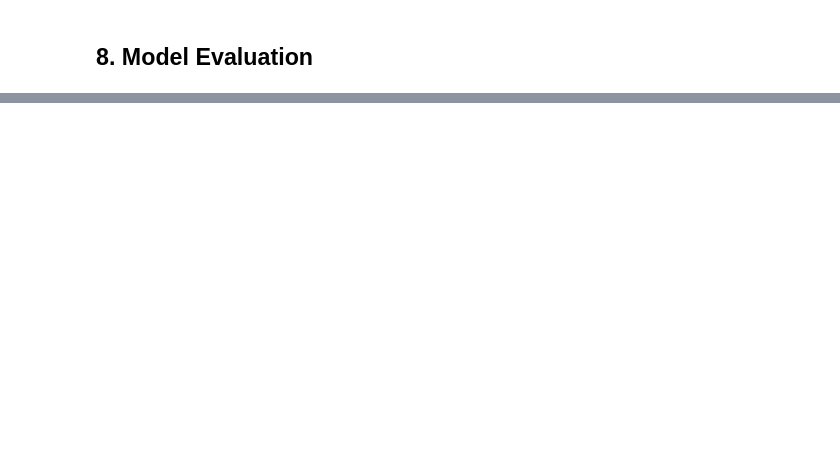
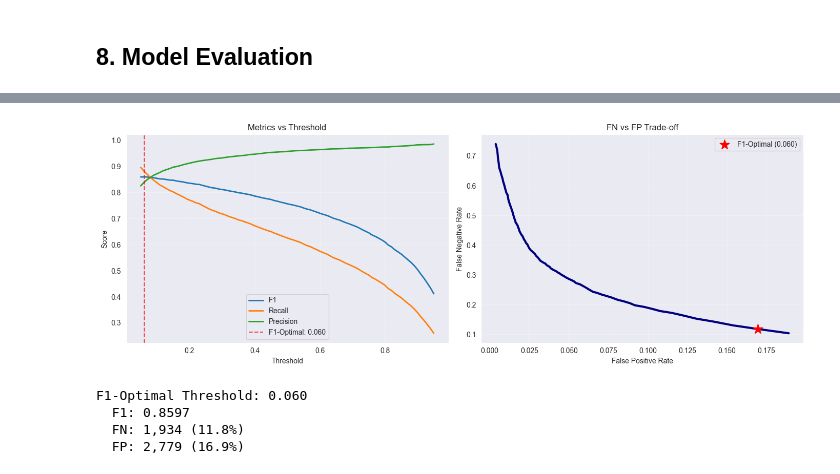
Before and after one commit to RescuedBuffalo/pcam_cancer_detection, a Jupyter notebook: modeling.ipynb, the cells around one changed output, grey strips where cells are left out. Saved outputs shown, nothing was run; the diff lists cells and outputs as text; code cells hidden in the pictures; blank space fills up the shorter version.

```diff
--- a/modeling.ipynb
+++ b/modeling.ipynb
@@ -880,0 +423,77 @@ VLM section - optional implementation
+# %%
+def find_optimal_threshold(y_true, y_pred_proba, plot=True):
+    thresholds = np.linspace(0.05, 0.95, 91)
+    results = []
+
+    for threshold in thresholds:
+        y_pred = (y_pred_proba >= threshold).astype(int)
+        cm = confusion_matrix(y_true, y_pred)
+        tn, fp, fn, tp = cm.ravel()
+
+        precision = tp / (tp + fp) if (tp + fp) > 0 else 0
+        recall = tp / (tp + fn) if (tp + fn) > 0 else 0
+        f1 = 2 * precision * recall / (precision + recall) if (precision + recall) > 0 else 0
+
+        results.append({
+            'threshold': threshold,
+            'f1': f1,
+            'recall': recall,
+            'precision': precision,
+            'fn': fn,
+            'fp': fp,
+            'fn_rate': fn / (tp + fn),
+            'fp_rate': fp / (fp + tn)
+        })
+
+    df = pd.DataFrame(results)
+    f1_optimal = df.loc[df['f1'].idxmax()]
+    recall_90 = df.loc[(df['recall'] - 0.90).abs().idxmin()]
+
+    if plot:
+        fig, axes = plt.subplots(1, 2, figsize=(14, 5))
+
+        ax = axes[0]
+        ax.plot(df['threshold'], df['f1'], label='F1', linewidth=2)
+        ax.plot(df['threshold'], df['recall'], label='Recall', linewidth=2)
+        ax.plot(df['threshold'], df['precision'], label='Precision', linewidth=2)
+        ax.axvline(f1_optimal['threshold'], color='red', linestyle='--', alpha=0.7,
+                   label=f'F1-Optimal: {f1_optimal["threshold"]:.3f}')
+        ax.set_xlabel('Threshold')
+        ax.set_ylabel('Score')
+        ax.set_title('Metrics vs Threshold')
+        ax.legend()
+        ax.grid(True, alpha=0.3)
+
+        ax = axes[1]
+        ax.plot(df['fp_rate'], df['fn_rate'], linewidth=3, color='navy')
+        ax.scatter(f1_optimal['fp_rate'], f1_optimal['fn_rate'],
+                   color='red', s=200, marker='*', zorder=5,
+                   label=f'F1-Optimal ({f1_optimal["threshold"]:.3f})')
+        ax.set_xlabel('False Positive Rate')
+        ax.set_ylabel('False Negative Rate')
+        ax.set_title('FN vs FP Trade-off')
+        ax.legend()
+        ax.grid(True, alpha=0.3)
+
+        plt.tight_layout()
+        plt.show()
+
+    print(f'\nF1-Optimal Threshold: {f1_optimal["threshold"]:.3f}')
+    print(f'  F1: {f1_optimal["f1"]:.4f}')
+    print(f'  FN: {int(f1_optimal["fn"]):,} ({f1_optimal["fn_rate"]:.1%})')
+    print(f'  FP: {int(f1_optimal["fp"]):,} ({f1_optimal["fp_rate"]:.1%})')
+
+    return {
+        'f1_optimal': f1_optimal.to_dict(),
+        'recall_90': recall_90.to_dict(),
+        'all_results': df
+    }
+
+threshold_results = find_optimal_threshold(valid_y, eff_probs, plot=True)
+OPTIMAL_THRESHOLD = threshold_results['f1_optimal']['threshold']
+# %% [output]
+[figure, added]
+F1-Optimal Threshold: 0.060
+  F1: 0.8597
+  FN: 1,934 (11.8%)
+  FP: 2,779 (16.9%)
```
Also changed, not shown: parts of 72 cells of this notebook, 1 other file.
